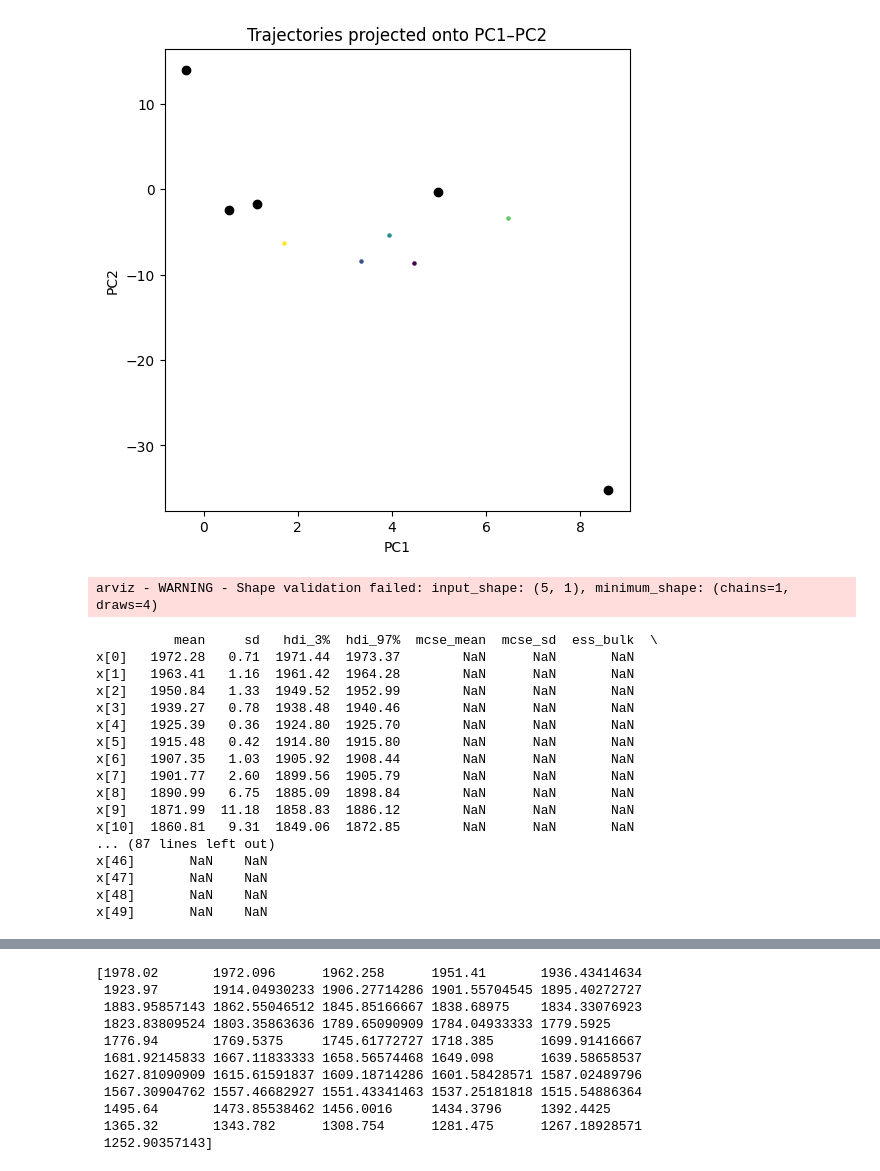
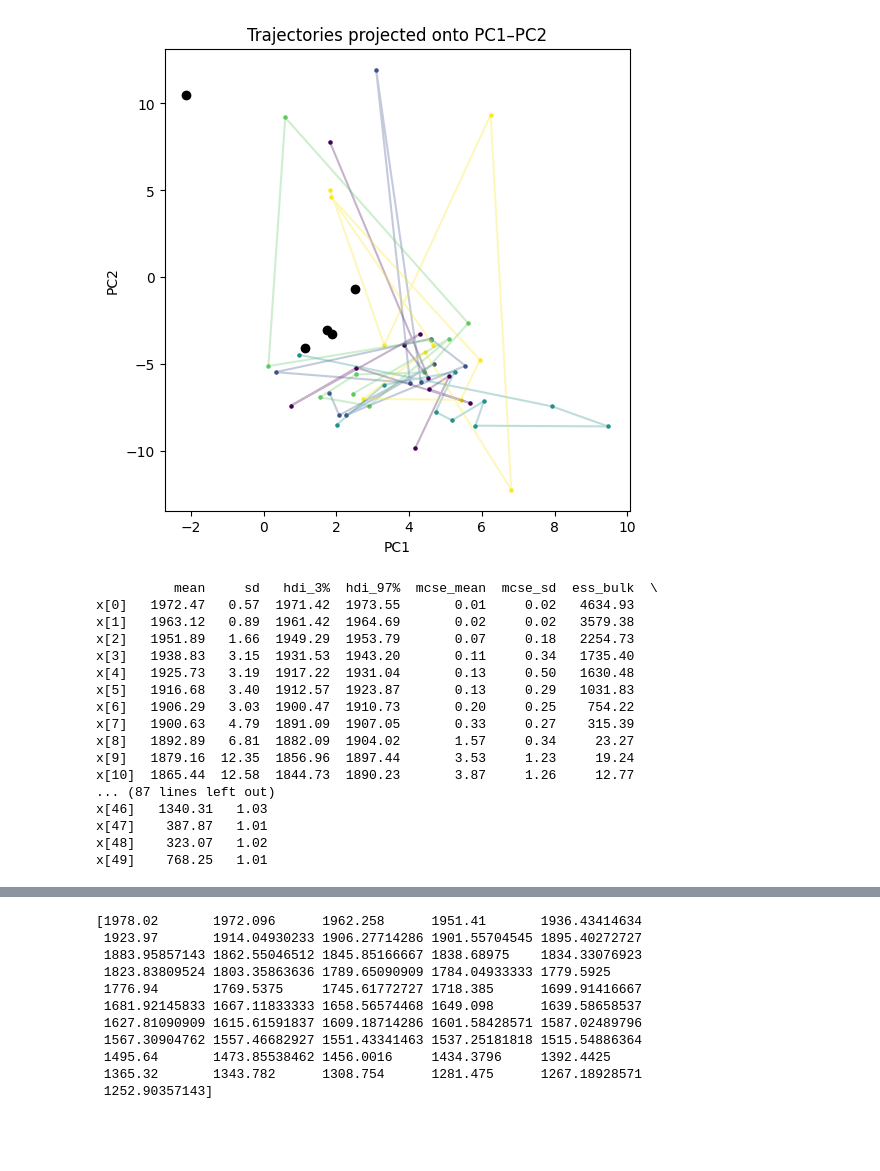
Before and after one commit to hannakjellson/Sampling-for-age-depth-modelling, a Jupyter notebook: python/src/age_depth_models/age_depth_model_OPES/plot.ipynb, the cells around one changed output, grey strips where cells are left out. Drawn from its saved outputs; the diff is of its cells as text; code cells hidden in the pictures; blank space fills up the shorter version.

```diff
--- a/python/src/age_depth_models/age_depth_model_OPES/plot.ipynb
+++ b/python/src/age_depth_models/age_depth_model_OPES/plot.ipynb
@@ -173,50 +174,49 @@ samples = np.load(samples)
 # %%
 proj = []
 for chain in range(samples.shape[0]):
-    traj = samples[chain, ::100, :]
+    traj = samples[chain, ::1000, :]
     traj_centered = traj - sp_mean
     coords = np.stack([traj_centered @ pc1,
                        traj_centered @ pc2], axis=1) # This should be the same as what i get when i print in C, maybe the indexing becomes wrong when i send in the pcs?
     proj.append(coords)
 
 # Plot
 fig, ax = plt.subplots(figsize=(6,6))
 
 for chain, coords in enumerate(proj):
     ax.plot(coords[:,0], coords[:,1], alpha=0.3, color=colors[chain])
     ax.scatter(coords[:,0], coords[:,1], s=5, color=colors[chain], label=f"chain {chain}")
 
 ax.scatter(sp @ pc1, sp @ pc2, color = 'black', marker = 'o')
 ax.set_xlabel("PC1")
 ax.set_ylabel("PC2")
 ax.set_title("Trajectories projected onto PC1–PC2")
 if config["ns"]>=100000:
     plt.savefig(f"../../../../pics/{data_name}/{mid_name}/{config_str}/trajectory.jpg")
 plt.show()
 # %% [output]
-[figure, old version]
+[figure, new version]
 # %%
 # Print R_hat and N_eff using arviz
-ages = data["theta"] - config["dc"] * np.cumsum(samples[:, ::100, :], axis = 2)
+ages = data["theta"] - config["dc"] * np.cumsum(samples[:, ::int(len(samples[0, :, 0])/1000), :], axis = 2)
 idata = az.convert_to_inference_data(ages)
 summary = az.summary(idata, round_to=2)
 print(summary)
 # %% [output]
-arviz - WARNING - Shape validation failed: input_shape: (5, 1), minimum_shape: (chains=1, draws=4)
+          mean     sd   hdi_3%  hdi_97%  mcse_mean  mcse_sd  ess_bulk  \
+x[0]   1972.47   0.57  1971.42  1973.55       0.01     0.02   4634.93
+x[1]   1963.12   0.89  1961.42  1964.69       0.02     0.02   3579.38
+x[2]   1951.89   1.66  1949.29  1953.79       0.07     0.18   2254.73
+x[3]   1938.83   3.15  1931.53  1943.20       0.11     0.34   1735.40
+x[4]   1925.73   3.19  1917.22  1931.04       0.13     0.50   1630.48
+x[5]   1916.68   3.40  1912.57  1923.87       0.13     0.29   1031.83
+x[6]   1906.29   3.03  1900.47  1910.73       0.20     0.25    754.22
+x[7]   1900.63   4.79  1891.09  1907.05       0.33     0.27    315.39
+x[8]   1892.89   6.81  1882.09  1904.02       1.57     0.34     23.27
+x[9]   1879.16  12.35  1856.96  1897.44       3.53     1.23     19.24
+x[10]  1865.44  12.58  1844.73  1890.23       3.87     1.26     12.77
+... (87 lines left out)
+x[46]   1340.31   1.03
+x[47]    387.87   1.01
+x[48]    323.07   1.02
+x[49]    768.25   1.01
-          mean     sd   hdi_3%  hdi_97%  mcse_mean  mcse_sd  ess_bulk  \
-x[0]   1972.28   0.71  1971.44  1973.37        NaN      NaN       NaN
-x[1]   1963.41   1.16  1961.42  1964.28        NaN      NaN       NaN
-x[2]   1950.84   1.33  1949.52  1952.99        NaN      NaN       NaN
-x[3]   1939.27   0.78  1938.48  1940.46        NaN      NaN       NaN
-x[4]   1925.39   0.36  1924.80  1925.70        NaN      NaN       NaN
-x[5]   1915.48   0.42  1914.80  1915.80        NaN      NaN       NaN
-x[6]   1907.35   1.03  1905.92  1908.44        NaN      NaN       NaN
-x[7]   1901.77   2.60  1899.56  1905.79        NaN      NaN       NaN
-x[8]   1890.99   6.75  1885.09  1898.84        NaN      NaN       NaN
-x[9]   1871.99  11.18  1858.83  1886.12        NaN      NaN       NaN
-x[10]  1860.81   9.31  1849.06  1872.85        NaN      NaN       NaN
-... (87 lines left out)
-x[46]       NaN    NaN
-x[47]       NaN    NaN
-x[48]       NaN    NaN
-x[49]       NaN    NaN
```
Also changed, not shown: parts of 23 cells of this notebook, 6 other files.
